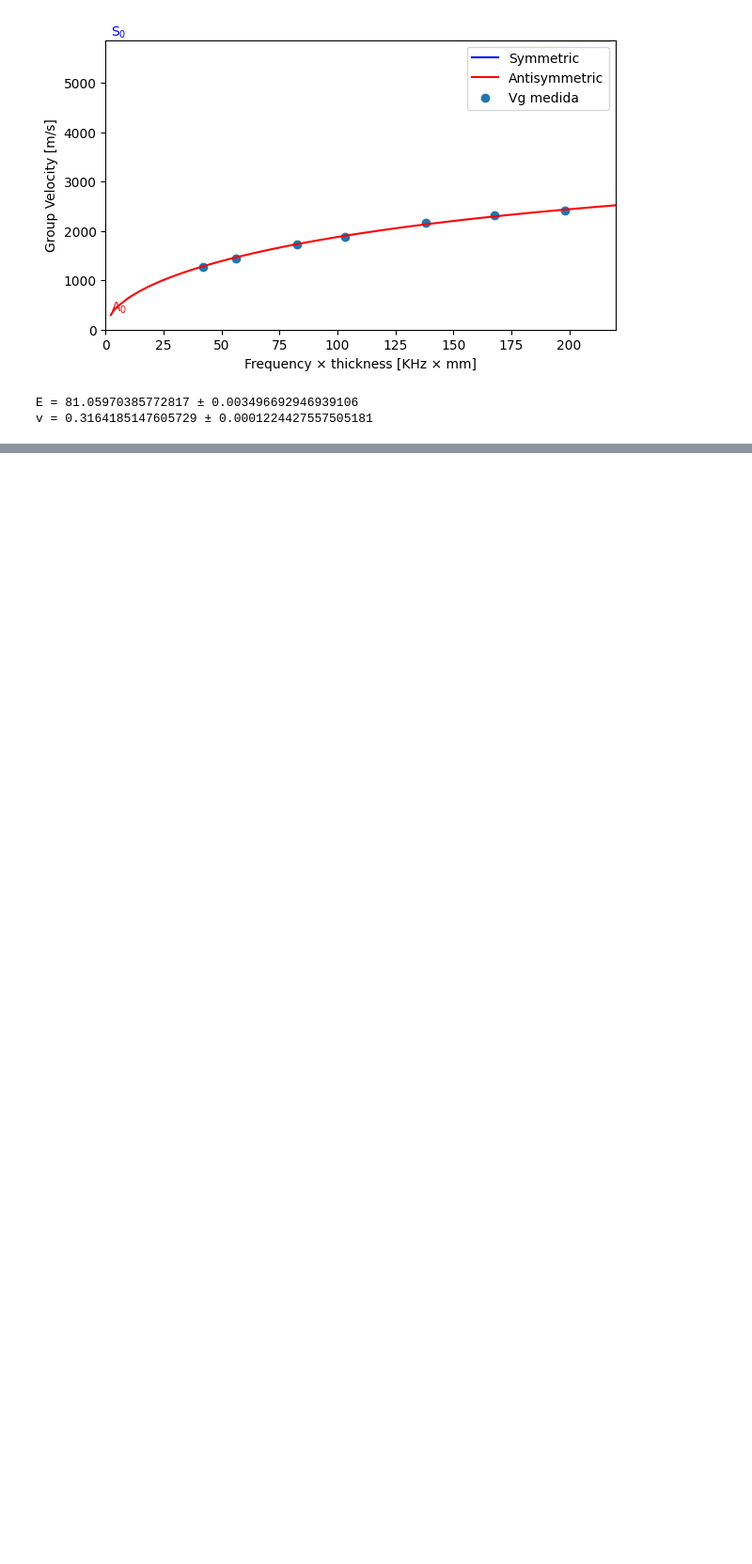
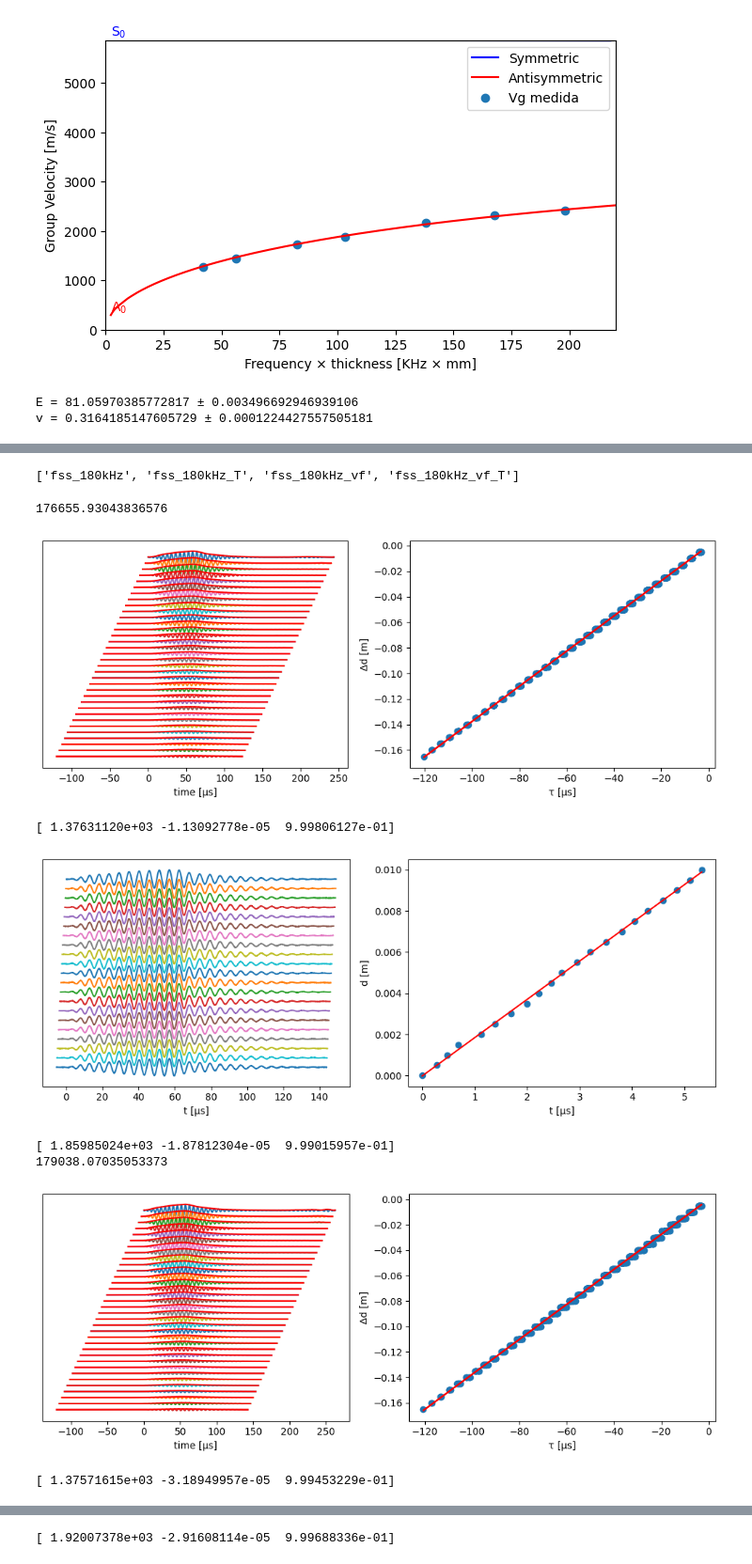
Before and after one commit to eriknbd/Lamb_wave_analisis, a Jupyter notebook: LambAnalisis.ipynb, the cells around one changed output, grey strips where cells are left out. Shown at 94% size. Drawn from its saved outputs; the diff is of its cells as text; code cells hidden in the pictures; blank space fills up the shorter version.

Commit message:
Solar panel test added

```diff
--- a/LambAnalisis.ipynb
+++ b/LambAnalisis.ipynb
@@ -1394,0 +1406,39 @@ v = 0.3164185147605729 ± 0.0001224427557505181
+# %%
+from scipy.io import loadmat
+import numpy as np
+
+data_file = loadmat('erik/test_polymod_3005.mat')
+names = [i for i in data_file.keys()][3:]
+
+inicio = [0]
+paso_largo = list(np.arange(5, 5 * 33 + 0.01, 5))
+dist_vg = np.array(inicio + paso_largo)*10**-3   #m
+
+inicio = [0]
+paso_corto = list(np.arange(0.5, 0.5 * 20 + 0.01, 0.5))
+dist_vf = np.array(inicio + paso_corto)*10**-3   #m
+
+print(names)
+# %% [output]
+['fss_180kHz', 'fss_180kHz_T', 'fss_180kHz_vf', 'fss_180kHz_vf_T']
+# %%
+data_in = data_file[names[0]]
+
+print(max_frecuency(data_in))
+print(threshold_group_velocity_all(data_in, dist_vg, bp_w = 100e3, plot = True))
+print(cc_phase_velocity(data_file[names[2]], dist_vf, type_dist = None, plot = True))
+
+data_in = data_file[names[1]]
+
+print(max_frecuency(data_in))
+print(threshold_group_velocity_all(data_in, dist_vg, bp_w = 100e3, plot = True))
+print(cc_phase_velocity(data_file[names[3]], dist_vf, type_dist = None, plot = True))
+# %% [output]
+176655.93043836576
+[figure, added]
+[ 1.37631120e+03 -1.13092778e-05  9.99806127e-01]
+[figure, added]
+[ 1.85985024e+03 -1.87812304e-05  9.99015957e-01]
+179038.07035053373
+[figure, added]
+[ 1.37571615e+03 -3.18949957e-05  9.99453229e-01]
@@ -1394,0 +1446 @@ v = 0.3164185147605729 ± 0.0001224427557505181
+[ 1.92007378e+03 -2.91608114e-05  9.99688336e-01]
```
Also changed, not shown: parts of 4 cells of this notebook, 2 other files.
